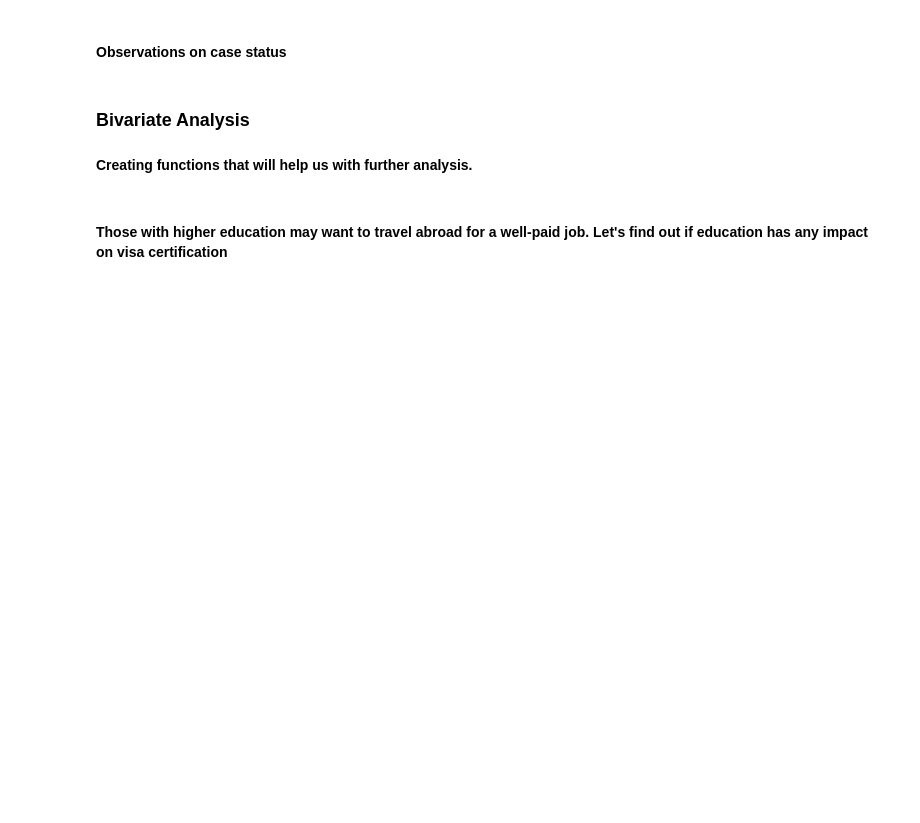
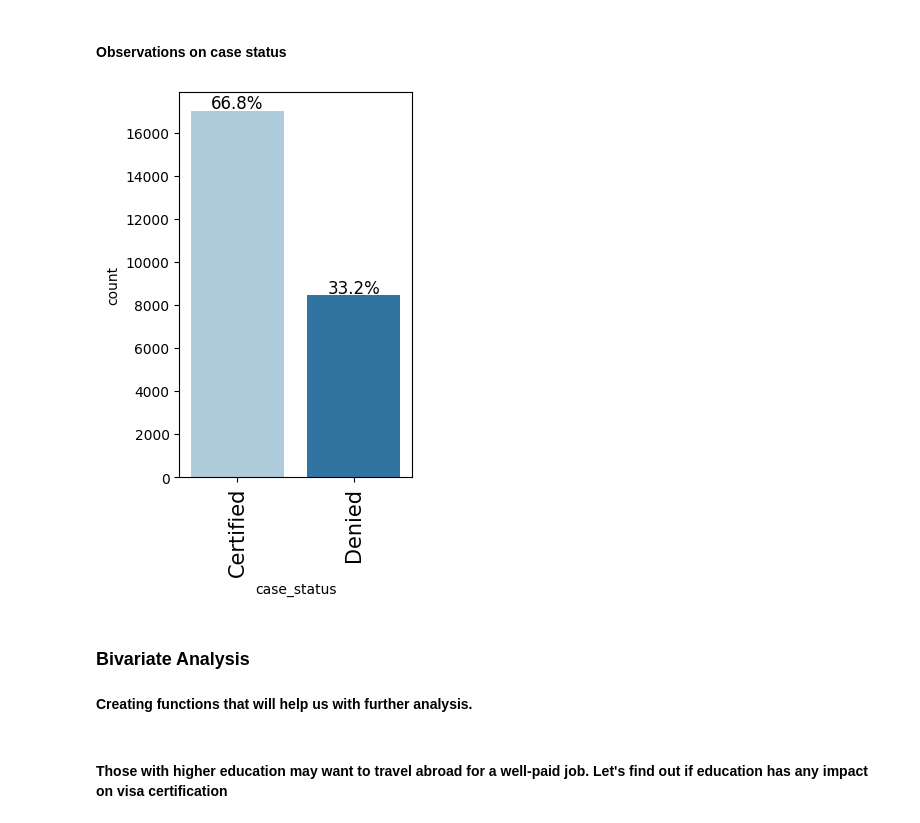
Before and after one commit to ankur0405/LearningPython, a Jupyter notebook: EasyVisa_Full_Code.ipynb, the cells around one changed output. Saved outputs shown, nothing was run; the diff lists cells and outputs as text; code cells hidden in the pictures; blank space fills up the shorter version.

```diff
--- a/EasyVisa_Full_Code.ipynb
+++ b/EasyVisa_Full_Code.ipynb
@@ -264,5 +316,9 @@ def labeled_barplot(data, feature, perc=False, n=None):
 # %% [markdown]
 #### Observations on case status
+# %%
+labeled_barplot(df, "case_status", perc=True)
+# %% [output]
+[figure, added]
 # %% [markdown]
 ### Bivariate Analysis
 # %% [markdown]
```
Also changed, not shown: parts of 12 cells of this notebook.
